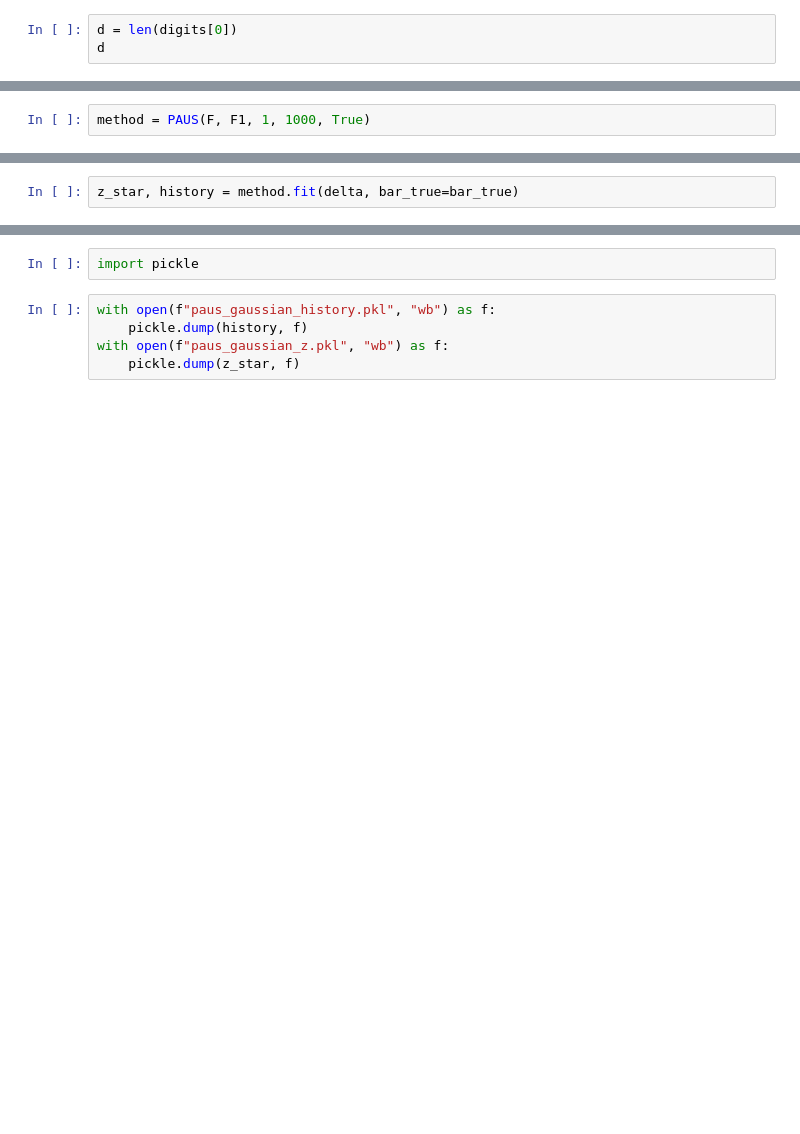
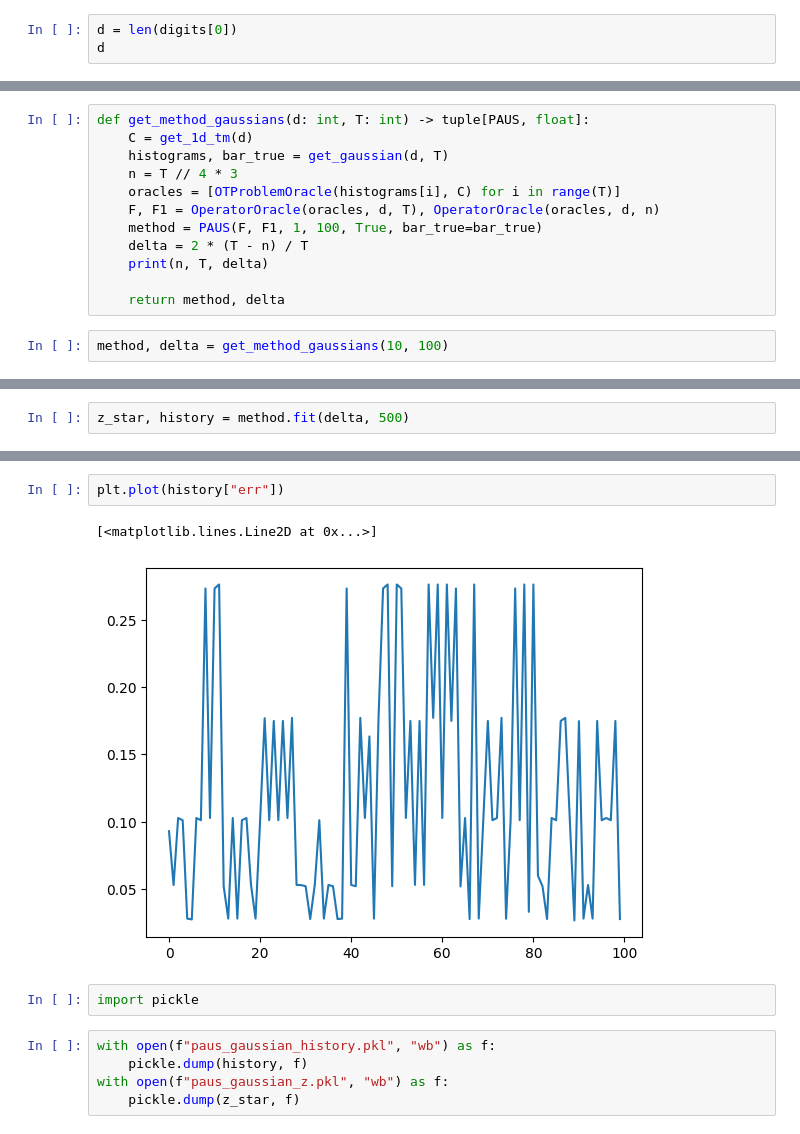
Before and after one commit to MuXauJl11110/PAUS-For-WB, a Jupyter notebook: Run.ipynb, the cells around one changed output, grey strips where cells are left out. Drawn from its saved outputs; the diff is of its cells as text; blank space fills up the shorter version.

```diff
--- a/Run.ipynb
+++ b/Run.ipynb
@@ -59,2 +30,0 @@ from methods.paus import PAUS
-# %%
-method = PAUS(F, F1, 1, 1000, True)
@@ -62,0 +33,14 @@ delta = 2 * (T-n)/T
+# %%
+def get_method_gaussians(d: int, T: int) -> tuple[PAUS, float]:
+    C = get_1d_tm(d)
+    histograms, bar_true = get_gaussian(d, T)
+    n = T // 4 * 3
+    oracles = [OTProblemOracle(histograms[i], C) for i in range(T)]
+    F, F1 = OperatorOracle(oracles, d, T), OperatorOracle(oracles, d, n)
+    method = PAUS(F, F1, 1, 100, True, bar_true=bar_true)
+    delta = 2 * (T - n) / T
+    print(n, T, delta)
+
+    return method, delta
+# %%
+method, delta = get_method_gaussians(10, 100)
@@ -63,2 +49,2 @@ delta = 2 * (T-n)/T
 # %%
-z_star, history = method.fit(delta, bar_true=bar_true)
+z_star, history = method.fit(delta, 500)
@@ -65,3 +69,8 @@ z_star, history = method.fit(delta, bar_true=bar_true)
+# %%
+plt.plot(history["err"])
+# %% [output]
+[<matplotlib.lines.Line2D at 0x...>]
+[figure, added]
 # %%
 import pickle
 # %%
```
Also changed, not shown: parts of 36 cells of this notebook, 4 other files.
